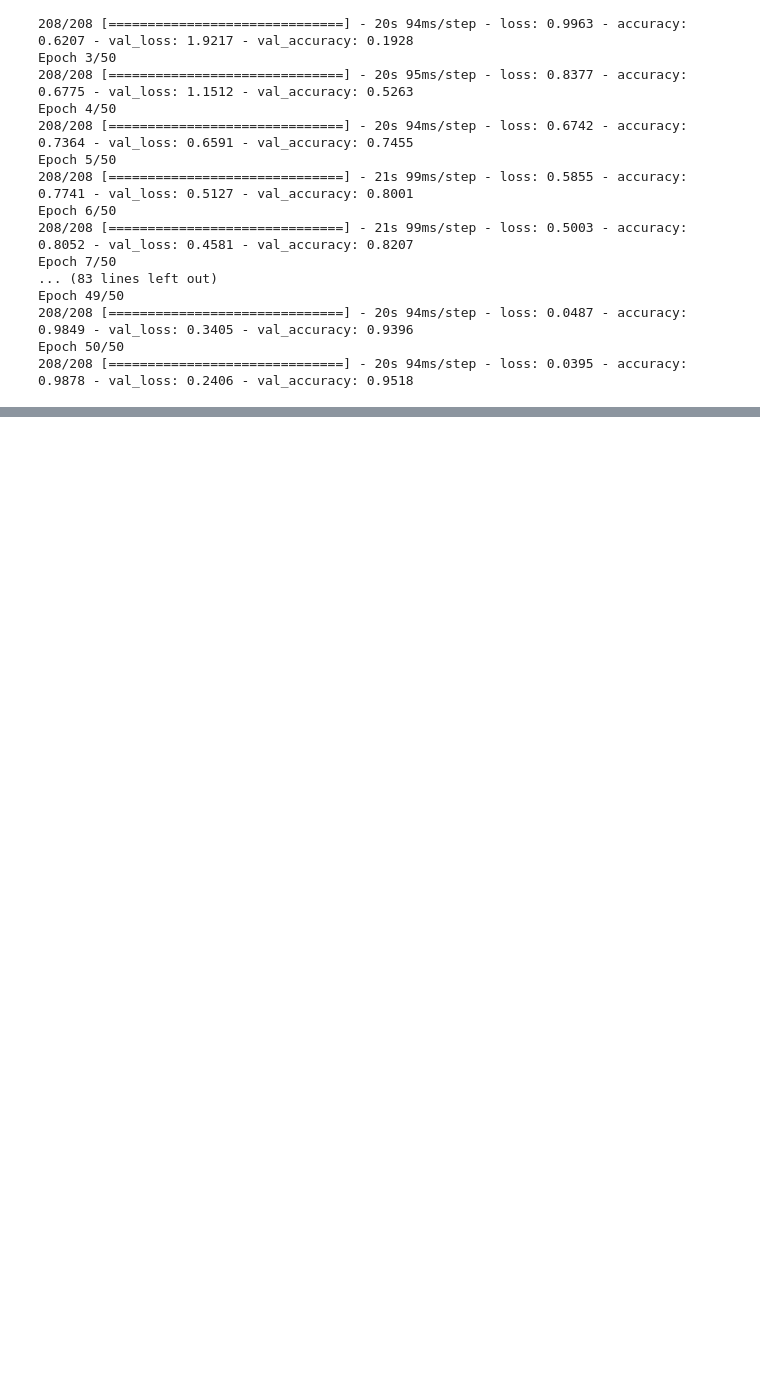
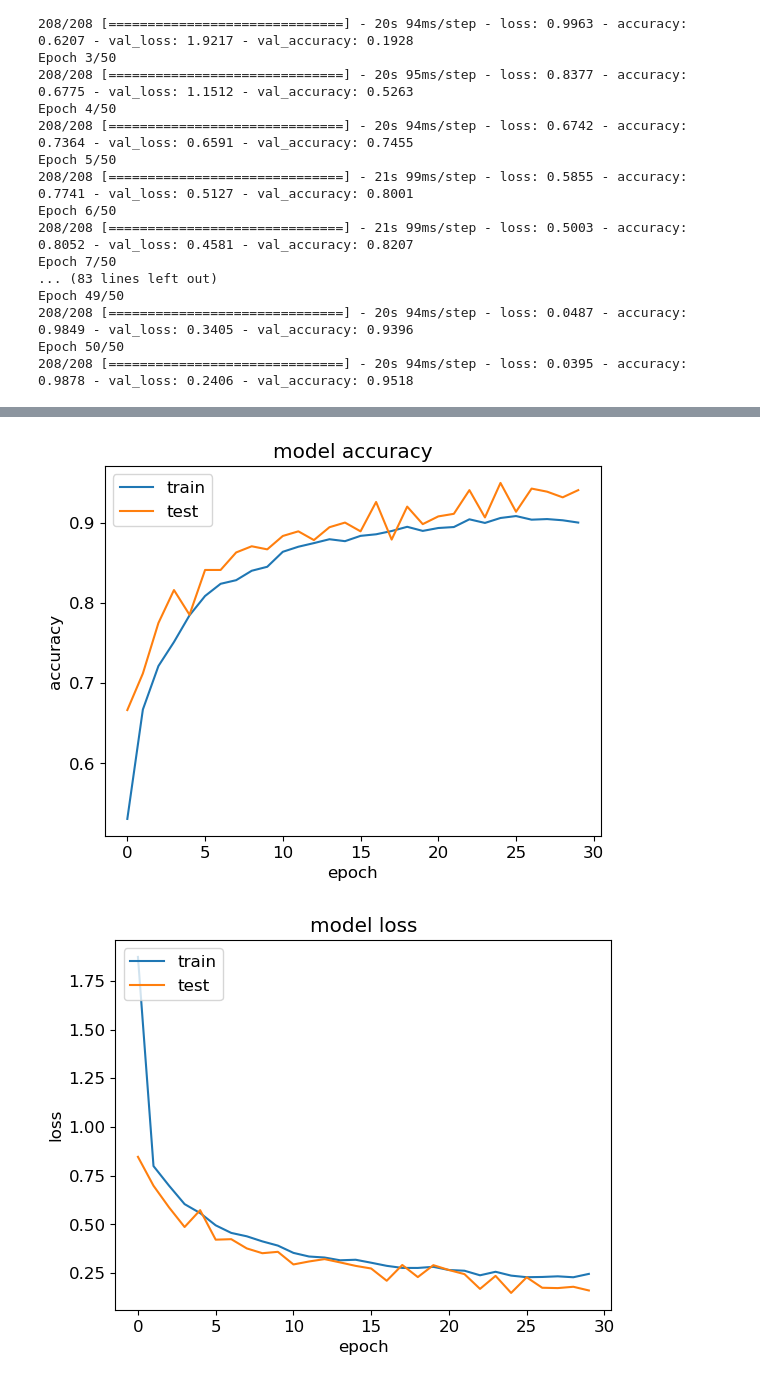
Before and after one commit to emgerber88/brain_tumor_CNN_classifier, a Jupyter notebook: Brain_Tumor_CNN_Modeling.ipynb, the cells around one changed output, grey strips where cells are left out. Saved outputs shown, nothing was run; the diff lists cells and outputs as text; code cells hidden in the pictures; blank space fills up the shorter version.

```diff
--- a/Brain_Tumor_CNN_Modeling.ipynb
+++ b/Brain_Tumor_CNN_Modeling.ipynb
@@ -420,0 +479,17 @@ vgg_model = vggmodel.fit(train_generator_vgg,
+# %%
+vggmodel = Sequential()
+vggmodel.add(vgg_model)
+vggmodel.add(layers.Flatten())
+vggmodel.add(Dense(512, activation='relu', input_dim=input_shape))
+vggmodel.add(Dropout(0.3))
+vggmodel.add(Dense(512, activation='relu'))
+vggmodel.add(Dropout(0.3))
+vggmodel.add(Dense(5, activation='softmax'))
+
+vggmodel.compile(optimizer=opt, loss=cce,  metrics=['accuracy'])
+
+vgg_model_feats = vggmodel.fit(train_generator_vgg,
+                       verbose = 1,
+                       validation_data = test_generator_vgg,
+                       epochs=30,
+                       callbacks = [callback])
@@ -420,0 +517,20 @@ vgg_model = vggmodel.fit(train_generator_vgg,
+# %%
+# summarize history for accuracy
+plt.plot(vgg_model_feats.history['accuracy'])
+plt.plot(vgg_model_feats.history['val_accuracy'])
+plt.title('model accuracy')
+plt.ylabel('accuracy')
+plt.xlabel('epoch')
+plt.legend(['train', 'test'], loc='upper left')
+plt.show()
+# summarize history for loss
+plt.plot(vgg_model_feats.history['loss'])
+plt.plot(vgg_model_feats.history['val_loss'])
+plt.title('model loss')
+plt.ylabel('loss')
+plt.xlabel('epoch')
+plt.legend(['train', 'test'], loc='upper left')
+plt.show()
+# %% [output]
+[figure, added]
+[figure, added]
```
Also changed, not shown: parts of 25 cells of this notebook.
